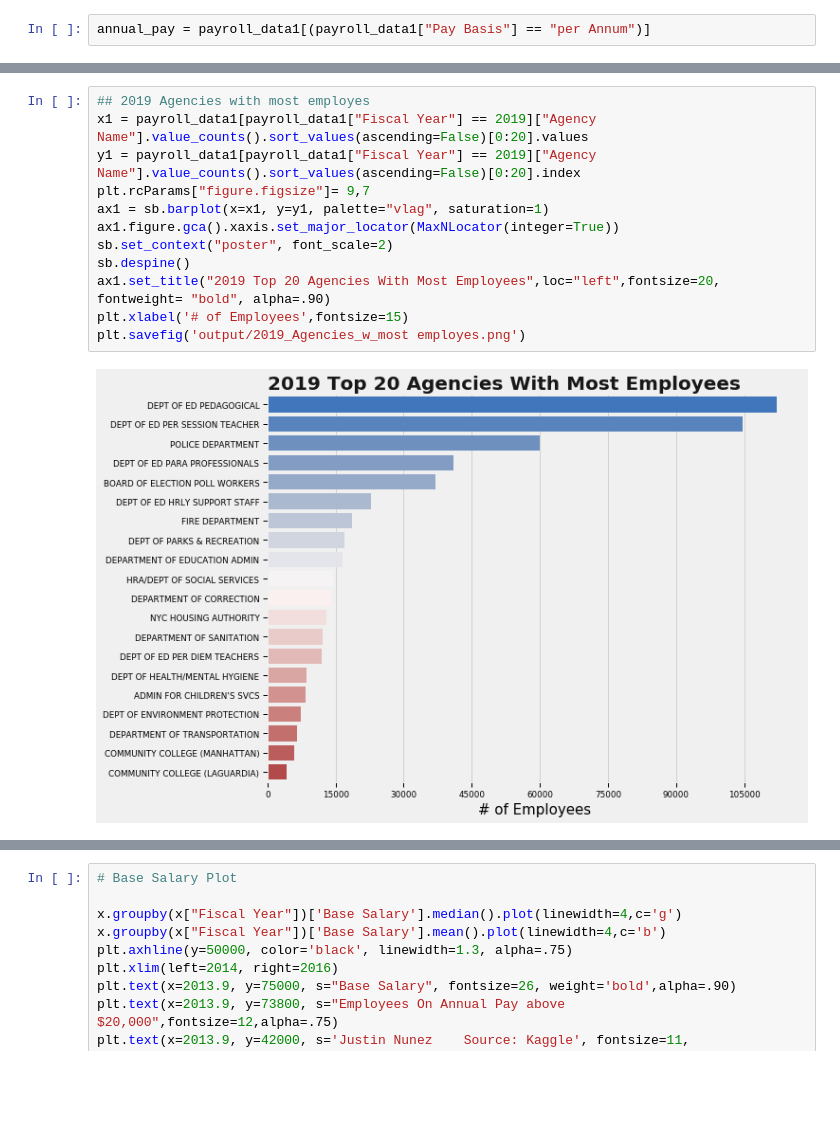
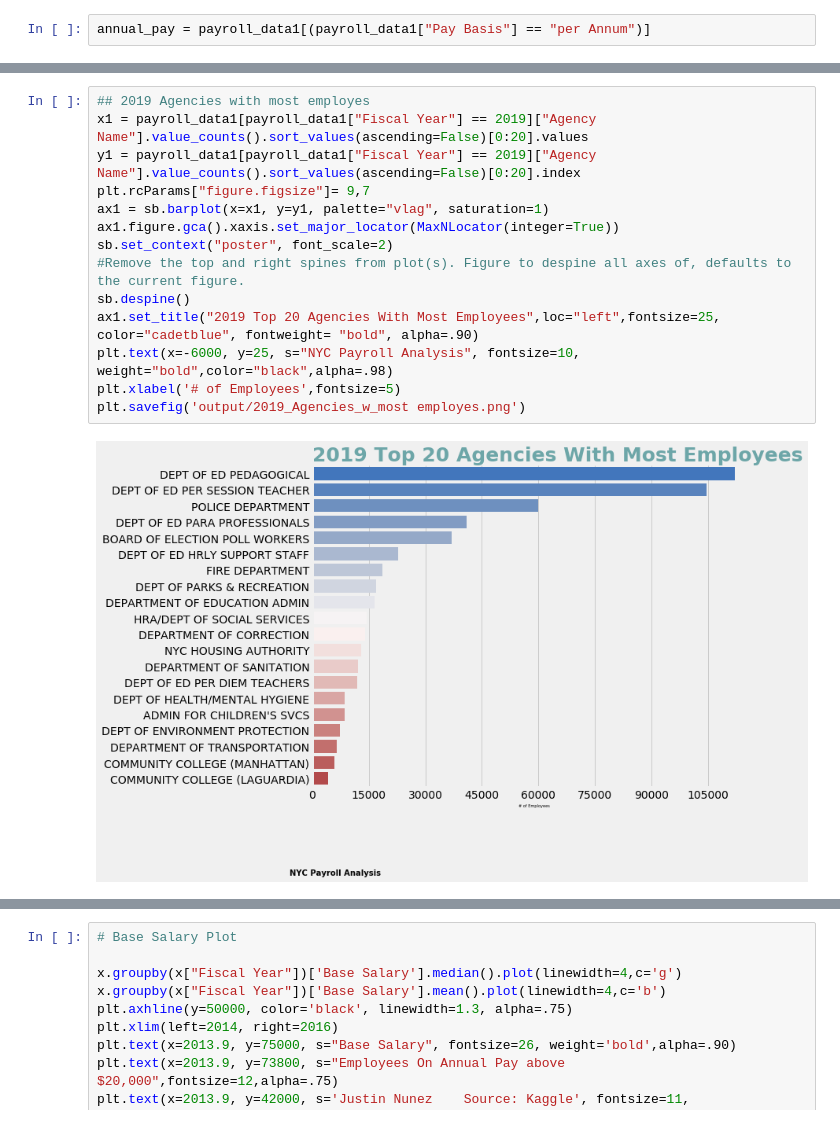
Before and after one commit to jhenvi/NYC-Citywide-Payroll-Data, a Jupyter notebook: NYC_PayrollAnalysis.ipynb, the cells around one changed output, grey strips where cells are left out. Saved outputs shown, nothing was run; the diff lists cells and outputs as text; blank space fills up the shorter version.

Commit message:
update graphs

```diff
--- a/NYC_PayrollAnalysis.ipynb
+++ b/NYC_PayrollAnalysis.ipynb
@@ -203,14 +202,16 @@ plt.savefig('output/Work_Location_Borough.png')
 # %%
 ## 2019 Agencies with most employes
 x1 = payroll_data1[payroll_data1["Fiscal Year"] == 2019]["Agency Name"].value_counts().sort_values(ascending=False)[0:20].values
 y1 = payroll_data1[payroll_data1["Fiscal Year"] == 2019]["Agency Name"].value_counts().sort_values(ascending=False)[0:20].index
 plt.rcParams["figure.figsize"]= 9,7
 ax1 = sb.barplot(x=x1, y=y1, palette="vlag", saturation=1)
 ax1.figure.gca().xaxis.set_major_locator(MaxNLocator(integer=True))
 sb.set_context("poster", font_scale=2)
+#Remove the top and right spines from plot(s). Figure to despine all axes of, defaults to the current figure.
 sb.despine()
-ax1.set_title("2019 Top 20 Agencies With Most Employees",loc="left",fontsize=20, fontweight= "bold", alpha=.90)
-plt.xlabel('# of Employees',fontsize=15)
+ax1.set_title("2019 Top 20 Agencies With Most Employees",loc="left",fontsize=25, color="cadetblue", fontweight= "bold", alpha=.90)
+plt.text(x=-6000, y=25, s="NYC Payroll Analysis", fontsize=10, weight="bold",color="black",alpha=.98)
+plt.xlabel('# of Employees',fontsize=5)
 plt.savefig('output/2019_Agencies_w_most employes.png')
 # %% [output]
-[figure, old version]
+[figure, new version]
```
Also changed, not shown: parts of 27 cells of this notebook, 5 other files.
